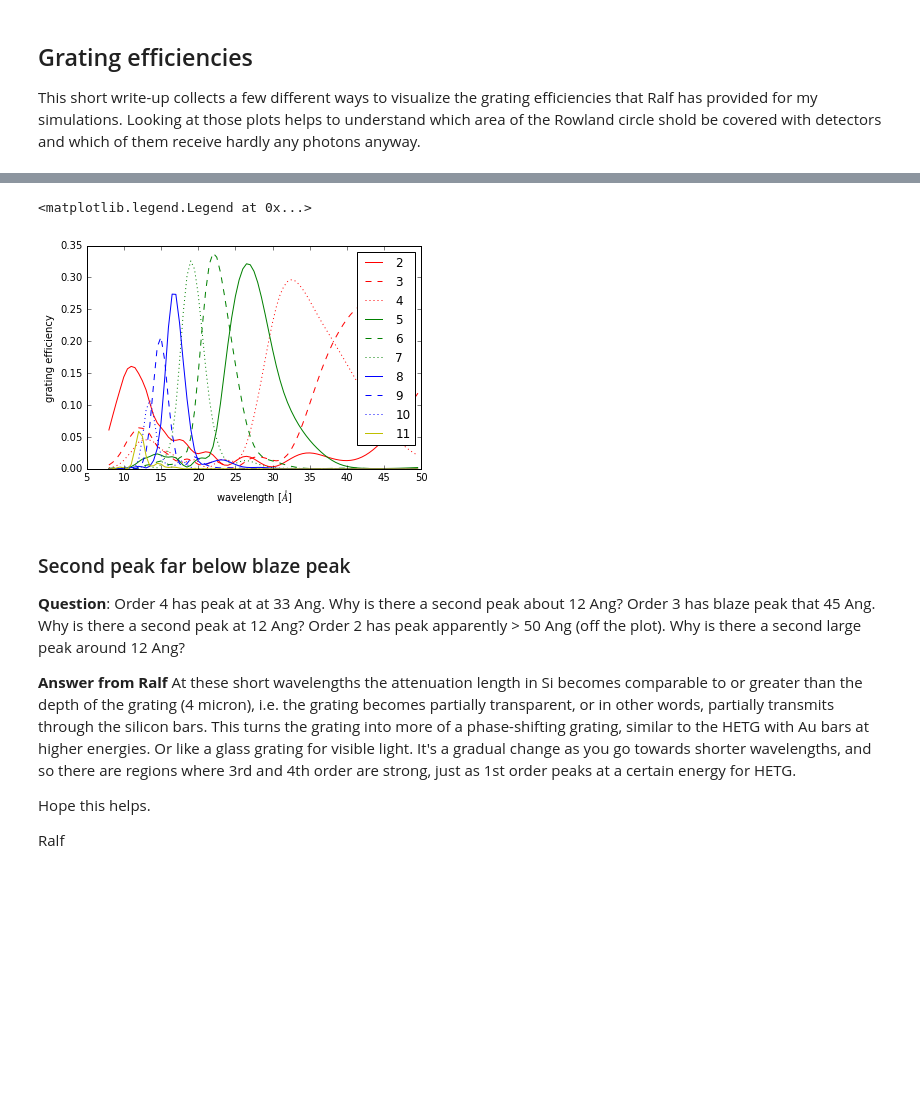
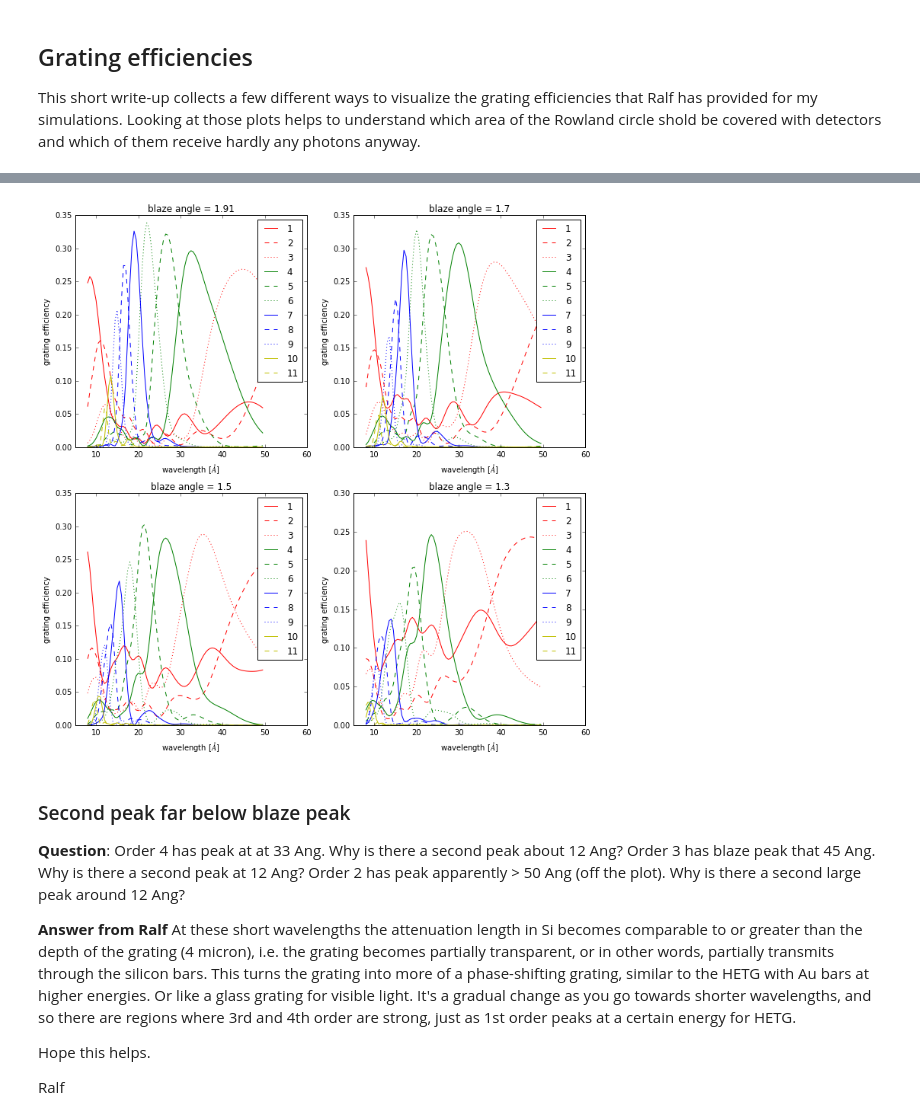
Before and after one commit to hamogu/ARCUS, a Jupyter notebook: notebooks/ALookAtRalfsGratings.ipynb, the cells around one changed output, grey strips where cells are left out. Cells and saved outputs as stored; diff of their text form; code cells hidden in the pictures; blank space fills up the shorter version.

```diff
--- a/notebooks/ALookAtRalfsGratings.ipynb
+++ b/notebooks/ALookAtRalfsGratings.ipynb
@@ -40,5 +43,3 @@ import arcus.arcus as arcus
 # Make wavelength grid for plots
 wave = np.arange(8., 50., 0.5) * u.Angstrom
 energies = wave.to(u.keV, equivalencies=u.spectral()).value
-# %%
-orders, inter = arcus.order_selector.probabilities(energies, None, np.deg2rad(arcus.blazeang))
@@ -48,15 +46,28 @@ cycler('linestyle', ['-', '--', ':'])))
-# %%
-d = 2e-4 * u.mm
-
-for n in range(2, 12):
-    plt.plot(wave, inter[n, :], label=n)
-
-plt.xlabel('wavelength [$\AA{}$]')
-plt.ylabel('grating efficiency')
-plt.legend()
-# %% [output]
-<matplotlib.legend.Legend at 0x...>
-[figure, removed]
+# %%
+d = 2e-4 * u.mm
+
+def plot_wave_orders(ax, blazeang, x='wave'):
+    orders, inter = arcus.order_selector.probabilities(energies, None, np.deg2rad(blazeang))
+    for n in range(1, 12):
+        if x == 'wave':
+            ax.plot(wave, inter[n, :], label=n)
+        elif x == 'angle':
+            ax.plot(np.arcsin(n * wave / d), inter[n, :], label=n)
+    if x == 'wave':
+        ax.set_xlabel('wavelength [$\AA{}$]')
+    elif x == 'angle':
+        ax.set_xlabel('grating angle [rad]')
+    ax.set_ylabel('grating efficiency')
+    ax.legend()
+# %%
+fig = plt.figure(figsize=(12, 12))
+for i, blazeang in enumerate([1.91, 1.7, 1.5, 1.3]):
+    ax = fig.add_subplot(2,2,i+1)
+    plot_wave_orders(ax, blazeang, 'wave')
+    ax.set_xlim([None, 60])
+    ax.set_title('blaze angle = {0}'.format(blazeang))
+# %% [output]
+[figure, added]
 # %% [markdown]
 
 ### Second peak far below blaze peak
```
Also changed, not shown: parts of 4 cells of this notebook, 4 other files.
